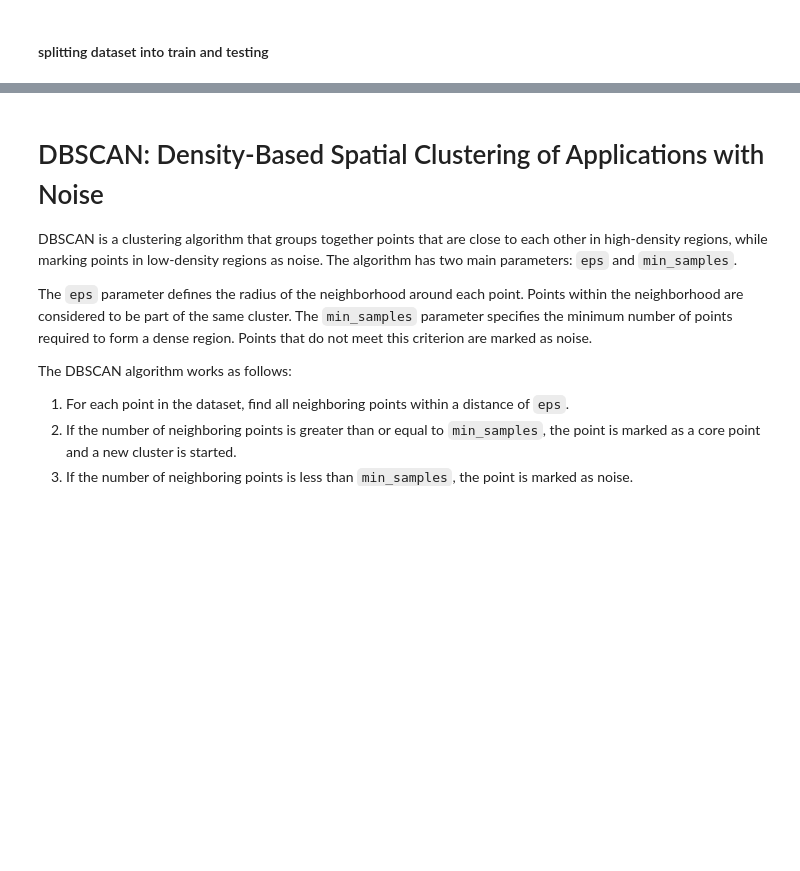
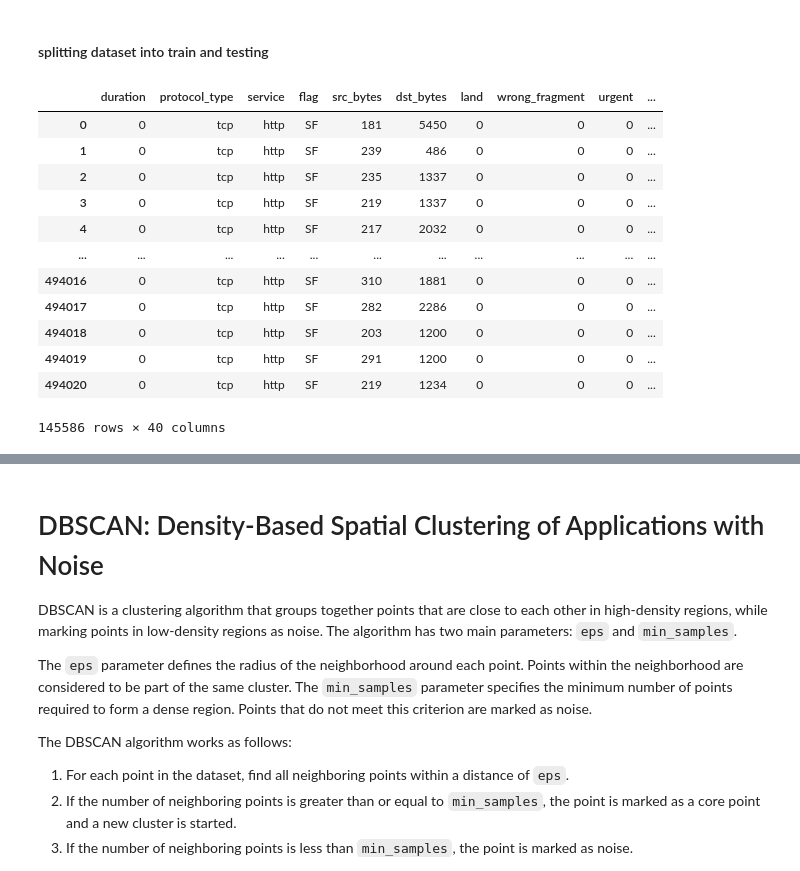
Before and after one commit to LaraHossam/Network-Anomaly-Detection-Unsupervised-Learning, a Jupyter notebook: Network Anomaly Detection.ipynb, the cells around one changed output, grey strips where cells are left out. Saved outputs shown, nothing was run; the diff lists cells and outputs as text; code cells hidden in the pictures; blank space fills up the shorter version.

```diff
--- a/Network Anomaly Detection.ipynb
+++ b/Network Anomaly Detection.ipynb
@@ -393,6 +761,22 @@ data.shape
 labels=kMeans_implemented(23,data)
 # %% [markdown]
 #### splitting dataset into train and testing
+# %%
+df
+# %% [output]
+|  | duration | protocol_type | service | flag | src_bytes | dst_bytes | land | wrong_fragment | urgent | ... |
+| 0 | 0 | tcp | http | SF | 181 | 5450 | 0 | 0 | 0 | ... |
+| 1 | 0 | tcp | http | SF | 239 | 486 | 0 | 0 | 0 | ... |
+| 2 | 0 | tcp | http | SF | 235 | 1337 | 0 | 0 | 0 | ... |
+| 3 | 0 | tcp | http | SF | 219 | 1337 | 0 | 0 | 0 | ... |
+| 4 | 0 | tcp | http | SF | 217 | 2032 | 0 | 0 | 0 | ... |
+| ... | ... | ... | ... | ... | ... | ... | ... | ... | ... | ... |
+| 494016 | 0 | tcp | http | SF | 310 | 1881 | 0 | 0 | 0 | ... |
+| 494017 | 0 | tcp | http | SF | 282 | 2286 | 0 | 0 | 0 | ... |
+| 494018 | 0 | tcp | http | SF | 203 | 1200 | 0 | 0 | 0 | ... |
+| 494019 | 0 | tcp | http | SF | 291 | 1200 | 0 | 0 | 0 | ... |
+| 494020 | 0 | tcp | http | SF | 219 | 1234 | 0 | 0 | 0 | ... |
+145586 rows × 40 columns
 # %%
 X_train, X_test, y_train, y_test = train_test_split(data, df['label'], test_size=0.995, train_size=0.005,stratify=df['label'],random_state=42)
 # %%
```
Also changed, not shown: parts of 34 cells of this notebook, 2 other files.
